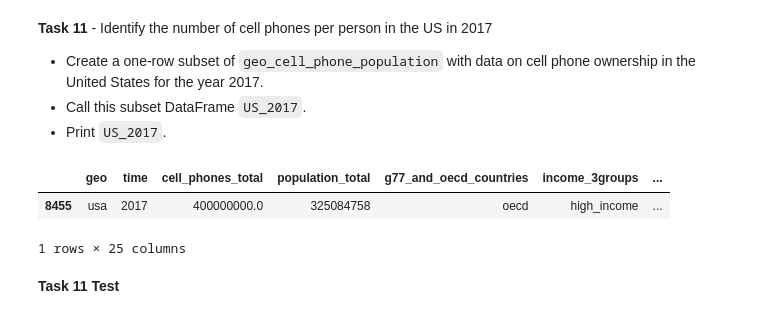
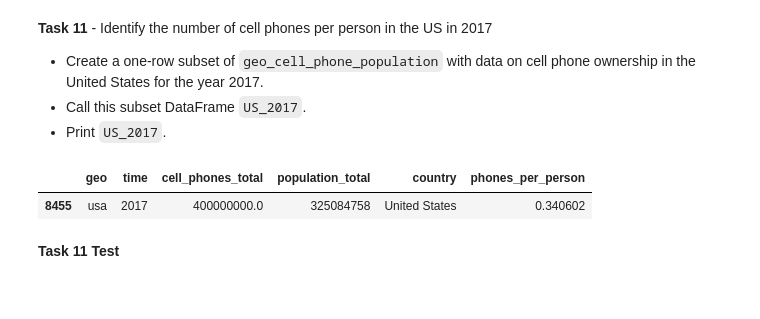
Before and after one commit to rsumler19/DS_Unit1_Sprint1_AG, a Jupyter notebook: DS_Unit1_Sprint1_AG.ipynb, the cells around one changed output. Cells and saved outputs as stored; diff of their text form; code cells hidden in the pictures.

```diff
--- a/DS_Unit1_Sprint1_AG.ipynb
+++ b/DS_Unit1_Sprint1_AG.ipynb
@@ -185,7 +229,7 @@ assert len(cell_phone_population) == 8930
 
 # Merge the cell_phone_population and geo_codes dataframes
 # Only include the country and geo columns from geo_codes
-geo_cell_phone_population = pd.merge(cell_phone_population, geo_codes, how="inner")
+geo_cell_phone_population = pd.merge(cell_phone_population,geo_codes[["geo","country"]],on ="geo", how ="inner")
 # %% [markdown]
 **Task 9 Test**
 # %%
@@ -219,17 +263,18 @@ geo_cell_phone_population["phones_per_person"] = geo_cell_phone_population["cell
 # %%
 # Task 11
 
 # Determine the number of cell phones per person in the US in 2017
 
 # YOUR CODE HERE
-US_2017 = geo_cell_phone_population[(geo_cell_phone_population["country"] == "United States") & (geo_cell_phone_population["time"] == 2017)]
+US_geo_cell_phone_population = geo_cell_phone_population[geo_cell_phone_population["geo"] == "usa"]
+US_2017 = US_geo_cell_phone_population[US_geo_cell_phone_population["time"] == 2017]
+
 
 # View the DataFrame
 US_2017
 # %% [output]
-|  | geo | time | cell_phones_total | population_total | g77_and_oecd_countries | income_3groups | ... |
-| 8455 | usa | 2017 | 400000000.0 | 325084758 | oecd | high_income | ... |
+|  | geo | time | cell_phones_total | population_total | country | phones_per_person |
+| 8455 | usa | 2017 | 400000000.0 | 325084758 | United States | 0.340602 |
-1 rows × 25 columns
 # %% [markdown]
 **Task 11 Test**
 # %%
```
Also changed, not shown: parts of 11 cells of this notebook.
